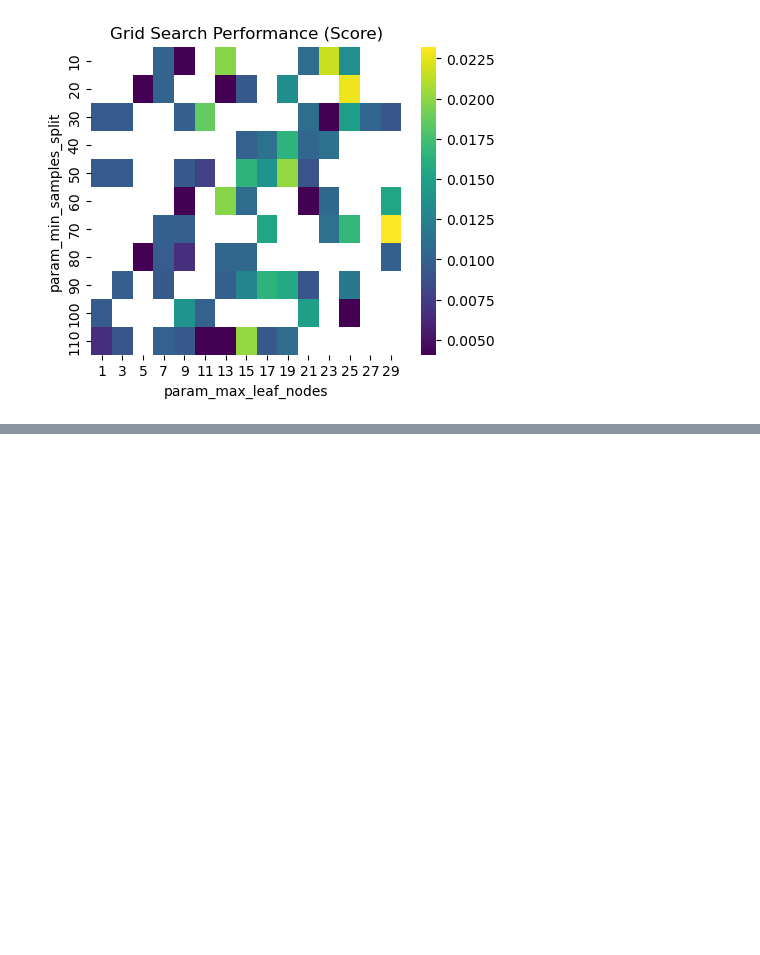
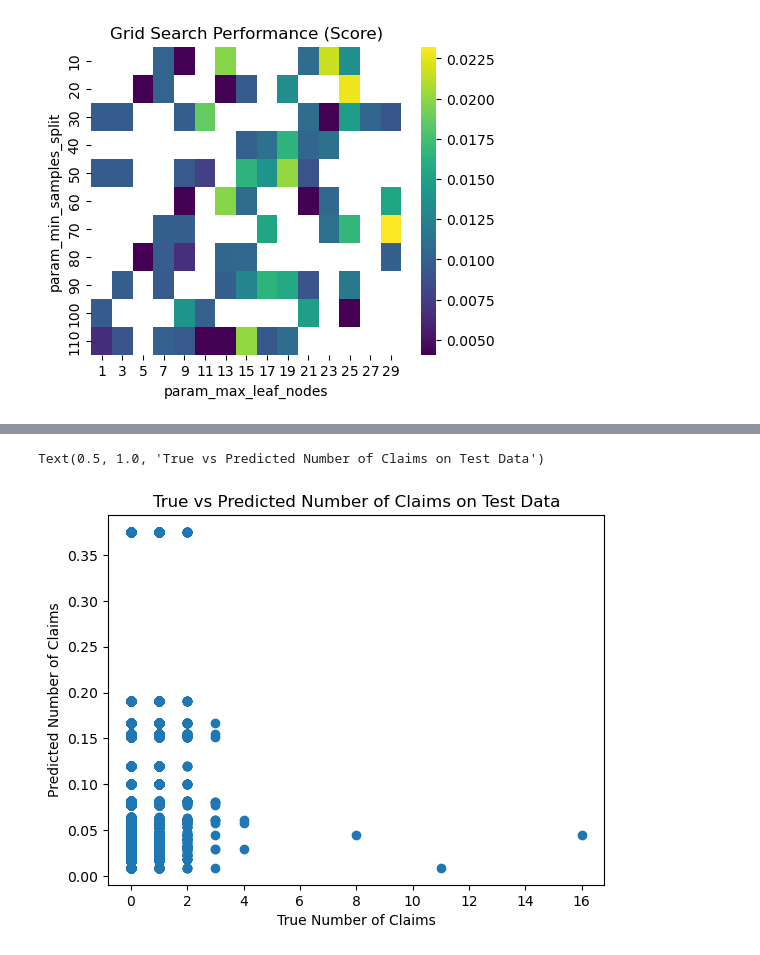
Before and after one commit to BossThePro/MLProject-Group-SR, a Jupyter notebook: Archives/dt_fit.ipynb, the cells around one changed output, grey strips where cells are left out. Cells and saved outputs as stored; diff of their text form; code cells hidden in the pictures; blank space fills up the shorter version.

```diff
--- a/Archives/dt_fit.ipynb
+++ b/Archives/dt_fit.ipynb
@@ -394,0 +402,23 @@ plt.show()
+# %%
+x_train = df_train.drop("ClaimNb",axis=1)
+
+fuel_map = {'Regular': 0, 'Diesel': 1}
+x_train['VehGas'] = x_train['VehGas'].map(fuel_map)
+x_train = x_train.drop("Area",axis=1)
+
+x_train = pd.get_dummies(x_train,columns=["Region","VehBrand"],dtype=int)
+
+y_train = df_train["ClaimNb"]
+# %%
+x_test = df_test.drop("ClaimNb",axis=1)
+
+fuel_map = {'Regular': 0, 'Diesel': 1}
+x_test['VehGas'] = x_test['VehGas'].map(fuel_map)
+x_test = x_test.drop("Area",axis=1)
+
+x_test = pd.get_dummies(x_test,columns=["Region","VehBrand"],dtype=int)
+
+y_test = df_test["ClaimNb"]
+# %%
+dt = ScratchDT(max_depth=5,max_leaf_nodes=29,min_samples_split=70,rss_loss=False)
+dt.fit(x_train,y_train)
@@ -394,0 +443,3 @@ plt.show()
+# %%
+predictions = dt.predict(x_test)
+d2_tweedie_score(y_test,predictions,power=1)
@@ -394,0 +456,8 @@ plt.show()
+# %%
+plt.scatter(y_test,predictions)
+plt.xlabel("True Number of Claims")
+plt.ylabel("Predicted Number of Claims")
+plt.title("True vs Predicted Number of Claims on Test Data")
+# %% [output]
+Text(0.5, 1.0, 'True vs Predicted Number of Claims on Test Data')
+[figure, added]
```
Also changed, not shown: parts of 45 cells of this notebook, 4 other files.
